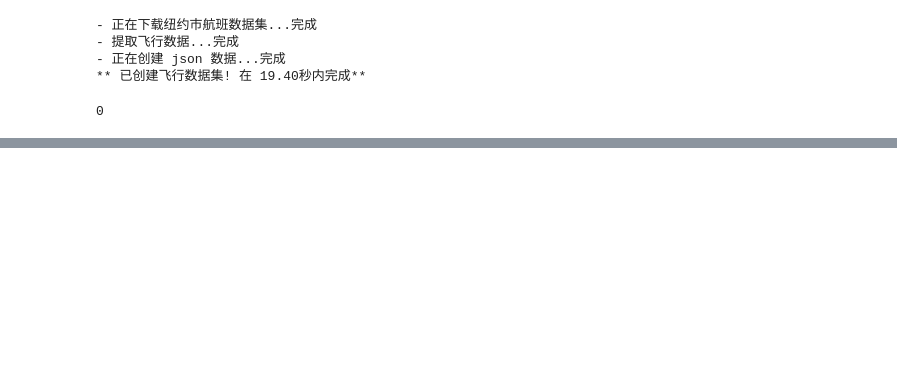
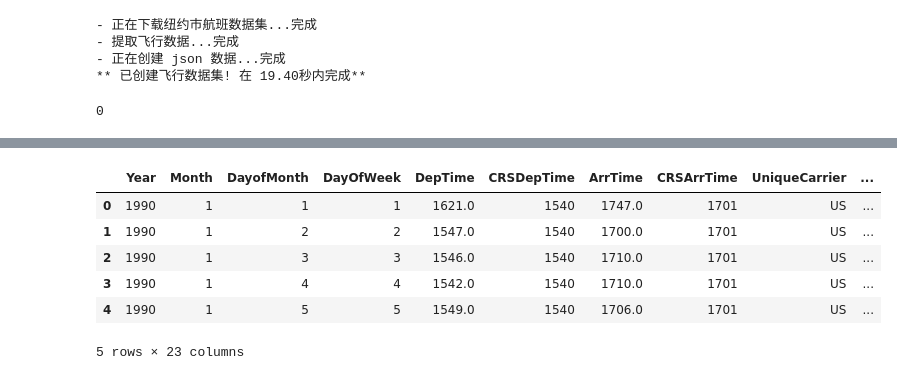
Before and after one commit to lxcao/oci-ai-ads, a Jupyter notebook: dask-tutorial.ipynb, the cells around one changed output, grey strips where cells are left out. Drawn from its saved outputs; the diff is of its cells as text; code cells hidden in the pictures; blank space fills up the shorter version.

```diff
--- a/dask-tutorial.ipynb
+++ b/dask-tutorial.ipynb
@@ -156,0 +170,12 @@ os.system("python "+tutorial_dir+"/dask_tutorial_assets/prep.py -d flights")
+# %%
+import pandas as pd
+df = pd.read_csv(os.path.join(tutorial_dir, 'data', 'nycflights', '1990.csv'))
+df.head()
+# %% [output]
+|  | Year | Month | DayofMonth | DayOfWeek | DepTime | CRSDepTime | ArrTime | CRSArrTime | UniqueCarrier | ... |
+| 0 | 1990 | 1 | 1 | 1 | 1621.0 | 1540 | 1747.0 | 1701 | US | ... |
+| 1 | 1990 | 1 | 2 | 2 | 1547.0 | 1540 | 1700.0 | 1701 | US | ... |
+| 2 | 1990 | 1 | 3 | 3 | 1546.0 | 1540 | 1710.0 | 1701 | US | ... |
+| 3 | 1990 | 1 | 4 | 4 | 1542.0 | 1540 | 1710.0 | 1701 | US | ... |
+| 4 | 1990 | 1 | 5 | 5 | 1549.0 | 1540 | 1706.0 | 1701 | US | ... |
+5 rows × 23 columns
```
Also changed, not shown: parts of 12 cells of this notebook, 1 other file.
